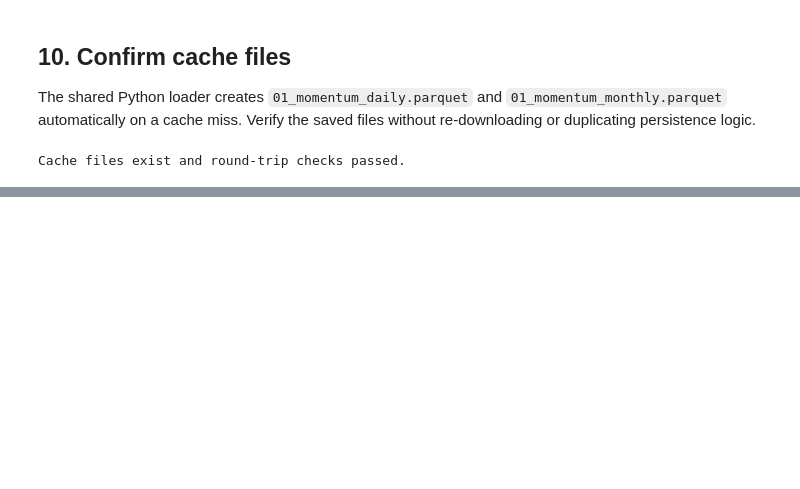
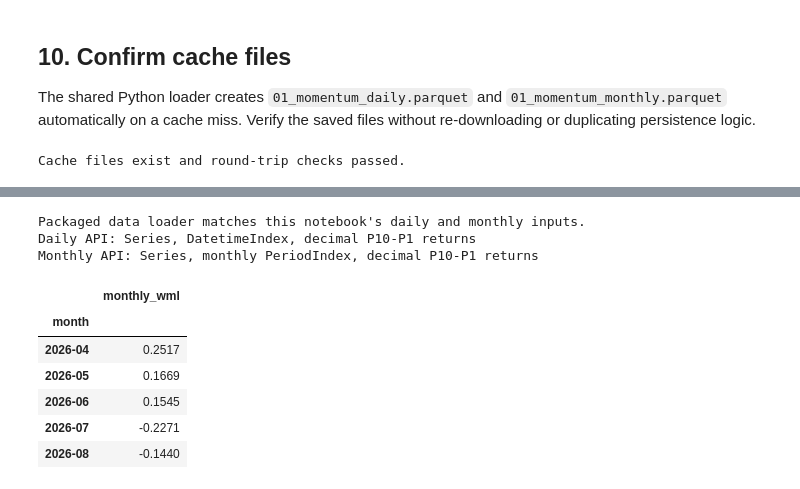
Before and after one commit to yihang-hannah/momentum-risk-project, a Jupyter notebook: notebooks/01_data_exploration.ipynb, the cells around one changed output, grey strips where cells are left out. Saved outputs shown, nothing was run; the diff lists cells and outputs as text; code cells hidden in the pictures; blank space fills up the shorter version.

Commit message:
docs: complete notebook source specifications and API test guides

```diff
--- a/notebooks/01_data_exploration.ipynb
+++ b/notebooks/01_data_exploration.ipynb
@@ -431,0 +440,22 @@ Cache files exist and round-trip checks passed.
+# %%
+from momentum_risk_project.data import load_wml_decile_returns
+
+api_daily_wml, api_monthly_wml = load_wml_decile_returns(refresh=False)
+pd.testing.assert_series_equal(api_daily_wml, daily_clean["mom"], check_names=False)
+pd.testing.assert_series_equal(api_monthly_wml, monthly_clean["mom"], check_names=False)
+
+print("Packaged data loader matches this notebook's daily and monthly inputs.")
+print("Daily API: Series, DatetimeIndex, decimal P10-P1 returns")
+print("Monthly API: Series, monthly PeriodIndex, decimal P10-P1 returns")
+display(api_monthly_wml.tail().to_frame("monthly_wml"))
+# %% [output]
+Packaged data loader matches this notebook's daily and monthly inputs.
+Daily API: Series, DatetimeIndex, decimal P10-P1 returns
+Monthly API: Series, monthly PeriodIndex, decimal P10-P1 returns
+|  | monthly_wml |
+| month |  |
+| 2026-04 | 0.2517 |
+| 2026-05 | 0.1669 |
+| 2026-06 | 0.1545 |
+| 2026-07 | -0.2271 |
+| 2026-08 | -0.1440 |
```
Also changed, not shown: parts of 16 cells of this notebook, 5 other files.
